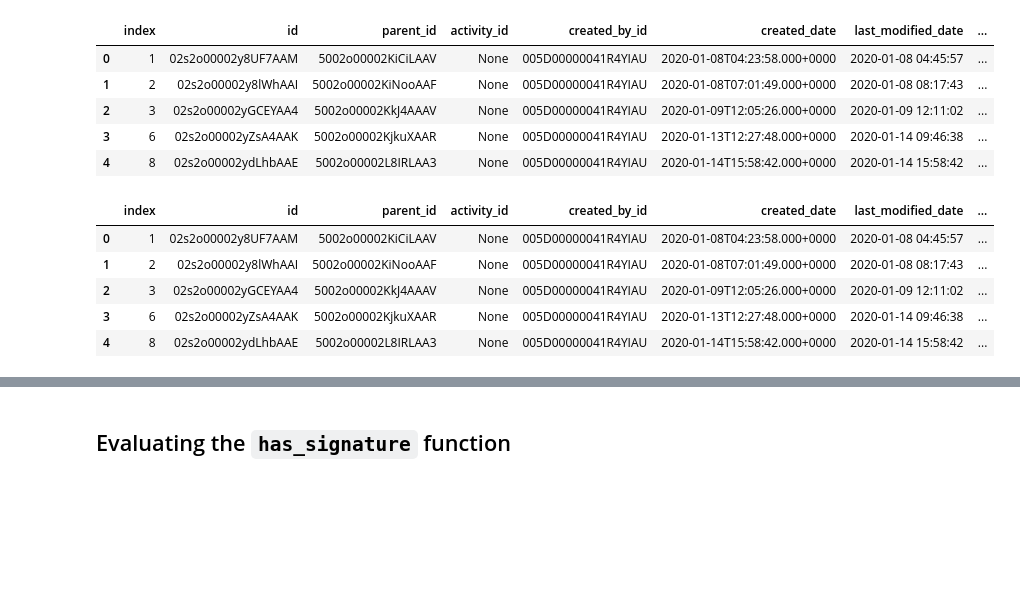
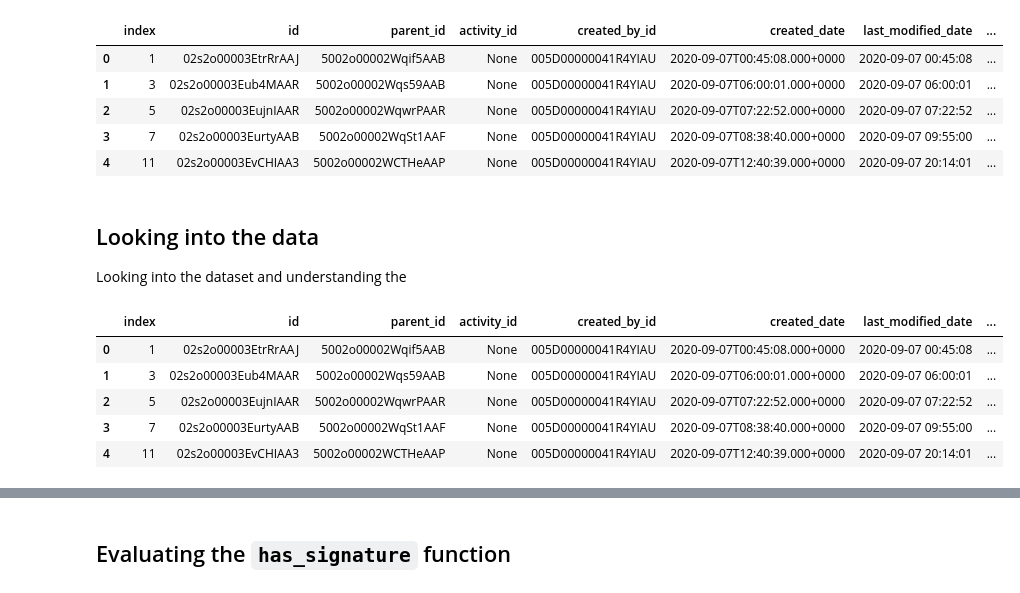
Before and after one commit to jeanpro/talon, a Jupyter notebook: ml.ipynb, the cells around one changed output, grey strips where cells are left out. Cells and saved outputs as stored; diff of their text form; code cells hidden in the pictures; blank space fills up the shorter version.

```diff
--- a/ml.ipynb
+++ b/ml.ipynb
@@ -14,28 +21,33 @@ import pandas as pd
 pd.set_option('display.max_columns', None)
 # %%
-data = pd.read_parquet('./data/part-00000.snappy.parquet')
+data = pd.read_parquet('./data/part-00001.snappy.parquet')
 data = data[data['status'] == '2']
 data = data.reset_index()
+#data = data[4:5]
 data.head()
 # %% [output]
 |  | index | id | parent_id | activity_id | created_by_id | created_date | last_modified_date | ... |
-| 0 | 1 | 02s2o00002y8UF7AAM | 5002o00002KiCiLAAV | None | 005D00000041R4YIAU | 2020-01-08T04:23:58.000+0000 | 2020-01-08 04:45:57 | ... |
-| 1 | 2 | 02s2o00002y8lWhAAI | 5002o00002KiNooAAF | None | 005D00000041R4YIAU | 2020-01-08T07:01:49.000+0000 | 2020-01-08 08:17:43 | ... |
-| 2 | 3 | 02s2o00002yGCEYAA4 | 5002o00002KkJ4AAAV | None | 005D00000041R4YIAU | 2020-01-09T12:05:26.000+0000 | 2020-01-09 12:11:02 | ... |
-| 3 | 6 | 02s2o00002yZsA4AAK | 5002o00002KjkuXAAR | None | 005D00000041R4YIAU | 2020-01-13T12:27:48.000+0000 | 2020-01-14 09:46:38 | ... |
-| 4 | 8 | 02s2o00002ydLhbAAE | 5002o00002L8IRLAA3 | None | 005D00000041R4YIAU | 2020-01-14T15:58:42.000+0000 | 2020-01-14 15:58:42 | ... |
+| 0 | 1 | 02s2o00003EtrRrAAJ | 5002o00002Wqif5AAB | None | 005D00000041R4YIAU | 2020-09-07T00:45:08.000+0000 | 2020-09-07 00:45:08 | ... |
+| 1 | 3 | 02s2o00003Eub4MAAR | 5002o00002Wqs59AAB | None | 005D00000041R4YIAU | 2020-09-07T06:00:01.000+0000 | 2020-09-07 06:00:01 | ... |
+| 2 | 5 | 02s2o00003EujnIAAR | 5002o00002WqwrPAAR | None | 005D00000041R4YIAU | 2020-09-07T07:22:52.000+0000 | 2020-09-07 07:22:52 | ... |
+| 3 | 7 | 02s2o00003EurtyAAB | 5002o00002WqSt1AAF | None | 005D00000041R4YIAU | 2020-09-07T08:38:40.000+0000 | 2020-09-07 09:55:00 | ... |
+| 4 | 11 | 02s2o00003EvCHIAA3 | 5002o00002WCTHeAAP | None | 005D00000041R4YIAU | 2020-09-07T12:40:39.000+0000 | 2020-09-07 20:14:01 | ... |
+# %% [markdown]
+## Looking into the data
+
+Looking into the dataset and understanding the
 # %%
 data['html_body_quote_removed'] = data.apply(lambda row: tq.extract_from_html(row['html_body']) if row['html_body'] else None, axis=1)
-data['text_body_quote_removed'] = data.apply(lambda row:  utils.html_body_to_text_body(row['html_body_quote_removed']) if row['html_body_quote_removed'] else None, axis=1)
+data['text_body_quote_removed'] = data.apply(lambda row:  tq.extract_from_plain(row['text_body']) if row['text_body'] else None, axis=1)
 
 
 data.head()
 # %% [output]
 |  | index | id | parent_id | activity_id | created_by_id | created_date | last_modified_date | ... |
-| 0 | 1 | 02s2o00002y8UF7AAM | 5002o00002KiCiLAAV | None | 005D00000041R4YIAU | 2020-01-08T04:23:58.000+0000 | 2020-01-08 04:45:57 | ... |
-| 1 | 2 | 02s2o00002y8lWhAAI | 5002o00002KiNooAAF | None | 005D00000041R4YIAU | 2020-01-08T07:01:49.000+0000 | 2020-01-08 08:17:43 | ... |
-| 2 | 3 | 02s2o00002yGCEYAA4 | 5002o00002KkJ4AAAV | None | 005D00000041R4YIAU | 2020-01-09T12:05:26.000+0000 | 2020-01-09 12:11:02 | ... |
-| 3 | 6 | 02s2o00002yZsA4AAK | 5002o00002KjkuXAAR | None | 005D00000041R4YIAU | 2020-01-13T12:27:48.000+0000 | 2020-01-14 09:46:38 | ... |
-| 4 | 8 | 02s2o00002ydLhbAAE | 5002o00002L8IRLAA3 | None | 005D00000041R4YIAU | 2020-01-14T15:58:42.000+0000 | 2020-01-14 15:58:42 | ... |
+| 0 | 1 | 02s2o00003EtrRrAAJ | 5002o00002Wqif5AAB | None | 005D00000041R4YIAU | 2020-09-07T00:45:08.000+0000 | 2020-09-07 00:45:08 | ... |
+| 1 | 3 | 02s2o00003Eub4MAAR | 5002o00002Wqs59AAB | None | 005D00000041R4YIAU | 2020-09-07T06:00:01.000+0000 | 2020-09-07 06:00:01 | ... |
+| 2 | 5 | 02s2o00003EujnIAAR | 5002o00002WqwrPAAR | None | 005D00000041R4YIAU | 2020-09-07T07:22:52.000+0000 | 2020-09-07 07:22:52 | ... |
+| 3 | 7 | 02s2o00003EurtyAAB | 5002o00002WqSt1AAF | None | 005D00000041R4YIAU | 2020-09-07T08:38:40.000+0000 | 2020-09-07 09:55:00 | ... |
+| 4 | 11 | 02s2o00003EvCHIAA3 | 5002o00002WCTHeAAP | None | 005D00000041R4YIAU | 2020-09-07T12:40:39.000+0000 | 2020-09-07 20:14:01 | ... |
 # %%
 # TODO FIX ME -> html_body to text_body seems not to work properly.......
```
Also changed, not shown: parts of 13 cells of this notebook, 3 other files.
